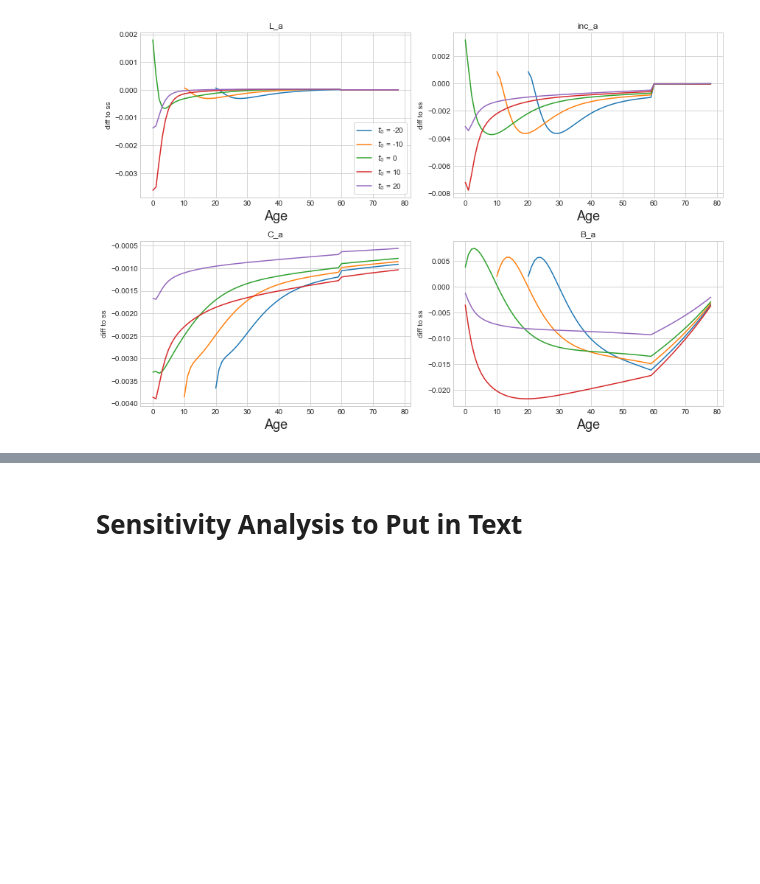
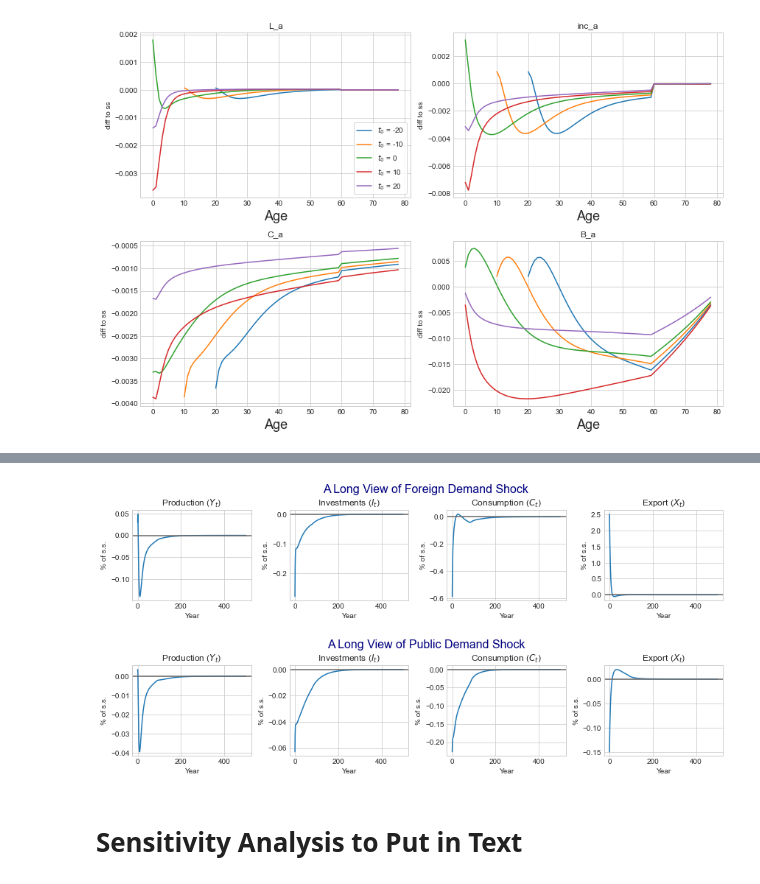
Before and after one commit to HansChristianPOLIT/MiniMAKRO, a Jupyter notebook: PublicShock.ipynb, the cells around one changed output, grey strips where cells are left out. Drawn from its saved outputs; the diff is of its cells as text; code cells hidden in the pictures; blank space fills up the shorter version.

```diff
--- a/PublicShock.ipynb
+++ b/PublicShock.ipynb
@@ -127,0 +279,7 @@ model.plot_IRF_hh(varlist=['L_a','inc_a','C_a','B_a'],t0_list=[-20,-10,0,10,20])
+# %%
+model.set_exo_ss() # reset
+model = BabyMAKROModelClass(name='Extended') # create an instance of the model
+par = model.par
+ss = model.ss
+sol = model.sol
+model1 = model.copy()
@@ -128,3 +333,79 @@ model.plot_IRF_hh(varlist=['L_a','inc_a','C_a','B_a'],t0_list=[-20,-10,0,10,20])
+# %%
+T_IRF = 500
+
+# a. initiate figure
+fig, big_axes = plt.subplots( figsize=(2*6,1*6), nrows=2, ncols = 1)
+
+for cols, big_ax in enumerate(big_axes):
+    big_ax.axis('off')
+    for cols,big_ax in enumerate(big_axes):
+        big_ax.set_title(f'A Long View of {get_key(cols)} \n', size = 16, color = 'navy')
+
+# b. create subplots
+# Long view for row 1
+ax = fig.add_subplot(2,4,1)
+ax.plot((model1.sol.Y[:T_IRF]/model1.ss.Y-1)*100)
+ax.set_ylabel('% of s.s.')
+ax.set_xlabel('Year')
+ax.axhline(y=0, color ='dimgrey')
+ax.set_title('Production ($Y_t$)')
+
+ax = fig.add_subplot(2,4,2)
+ax.plot((model1.sol.I[:T_IRF]/model1.ss.I-1)*100)
+ax.set_ylabel('% of s.s.')
+ax.axhline(y=0, color ='dimgrey')
+ax.set_xlabel('Year')
+ax.set_title('Investments ($I_t$)')
+
+ax = fig.add_subplot(2,4,3)
+ax.plot((model1.sol.C[:T_IRF]/model1.ss.C-1)*100)
+ax.set_ylabel('% of s.s.')
+ax.axhline(y=0, color ='dimgrey')
+ax.set_xlabel('Year')
+ax.set_title('Consumption ($C_{t}$)')
+
+ax = fig.add_subplot(2,4,4)
+ax.plot((model1.sol.X[:T_IRF]/model1.ss.X-1)*100)
+ax.set_ylabel('% of s.s.')
+ax.axhline(y=0, color ='dimgrey')
+ax.set_xlabel('Year')
+ax.set_title('Export ($X_t$)')
+
+# Long view for row 2
+ax = fig.add_subplot(2,4,5)
+ax.plot((model.sol.Y[:T_IRF]/model.ss.Y-1)*100)
+ax.set_ylabel('% of s.s.')
+ax.axhline(y=0, color ='dimgrey')
+ax.set_xlabel('Year')
+ax.set_title('Production ($Y_t$)')
+
+ax = fig.add_subplot(2,4,6)
+ax.plot((model.sol.I[:T_IRF]/model.ss.I-1)*100)
+ax.set_ylabel('% of s.s.')
+ax.axhline(y=0, color ='dimgrey')
+ax.set_xlabel('Year')
+ax.set_title('Investments ($I_t$)')
+
+ax = fig.add_subplot(2,4,7)
+ax.plot((model.sol.C[:T_IRF]/model.ss.C-1)*100)
+ax.set_ylabel('% of s.s.')
+ax.axhline(y=0, color ='dimgrey')
+ax.set_xlabel('Year')
+ax.set_title('Consumption ($C_{t}$)')
+
+ax = fig.add_subplot(2,4,8)
+ax.plot((model.sol.X[:T_IRF]/model.ss.X-1)*100)
+ax.set_ylabel('% of s.s.')
+ax.axhline(y=0, color ='dimgrey')
+ax.set_xlabel('Year')
+ax.set_title('Export ($X_t$)')
+
+# c. layout
+fig.set_facecolor('w')
+fig.tight_layout(pad=1); # spacing between subplots
+plt.savefig("Longview.pdf", format="pdf", bbox_inches="tight")
+# %% [output]
+[figure, added]
 # %% [markdown]
 # Sensitivity Analysis to Put in Text
 # %%
```
Also changed, not shown: parts of 11 cells of this notebook, 22 other files.
